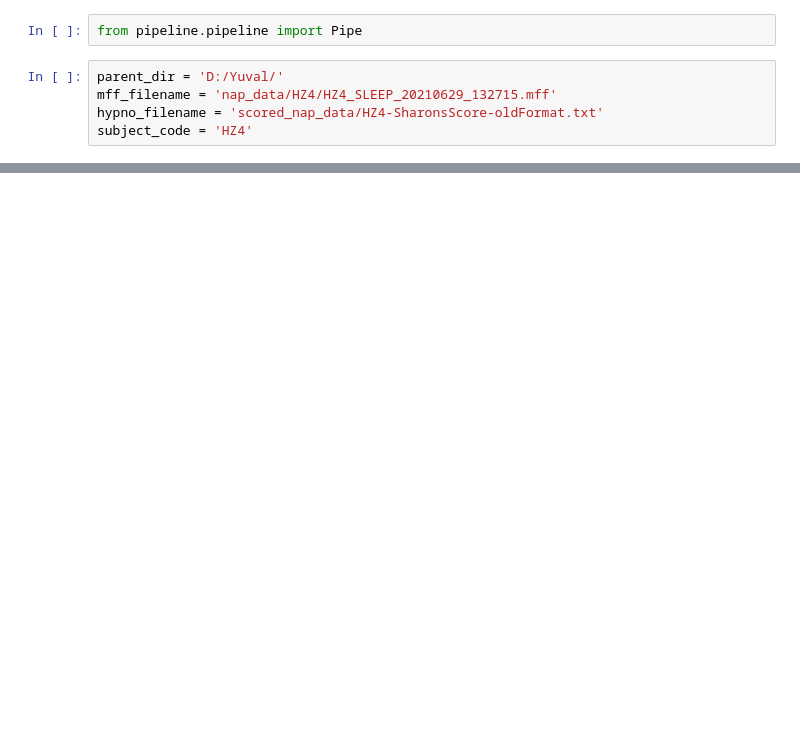
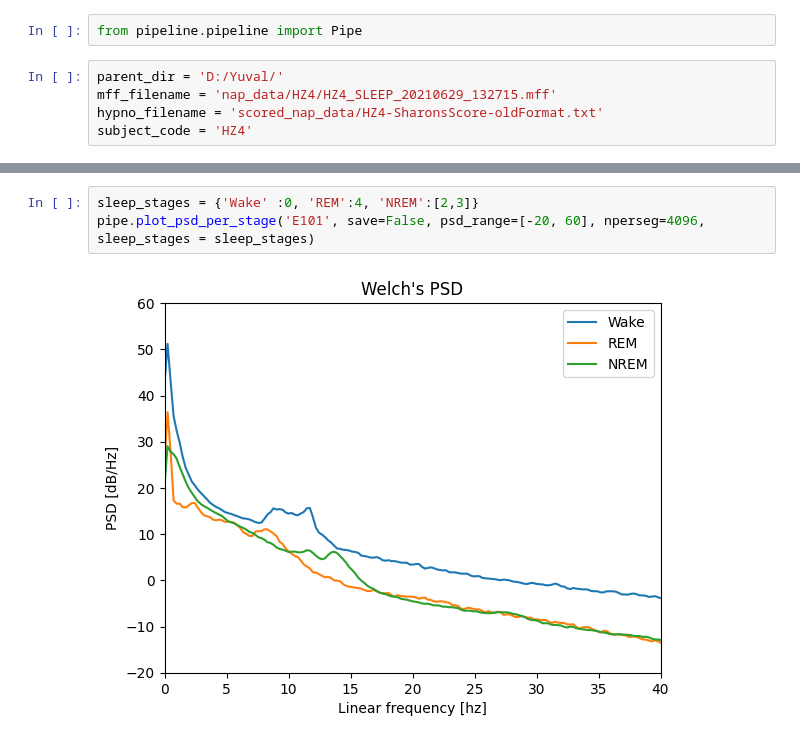
Before and after one commit to NirLab-TAU/sleepeegpy, a Jupyter notebook: test.ipynb, the cells around one changed output, grey strips where cells are left out. Saved outputs shown, nothing was run; the diff lists cells and outputs as text; blank space fills up the shorter version.

```diff
--- a/test.ipynb
+++ b/test.ipynb
@@ -20,3 +45,8 @@ pipe.plot_hypnospectrogram('E101', save=False)
+# %%
+sleep_stages = {'Wake' :0, 'REM':4, 'NREM':[2,3]}
+pipe.plot_psd_per_stage('E101', save=False, psd_range=[-20, 60], nperseg=4096, sleep_stages = sleep_stages)
+# %% [output]
+[figure, added]
 # %%
 import matplotlib.pyplot as plt
 plt.close('all')
```
Also changed, not shown: parts of 6 cells of this notebook, 1 other file.
